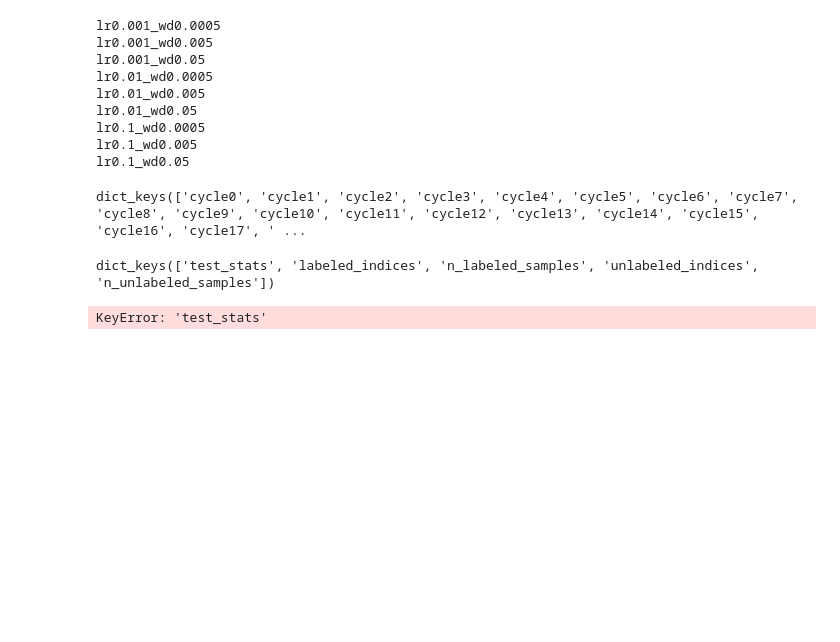
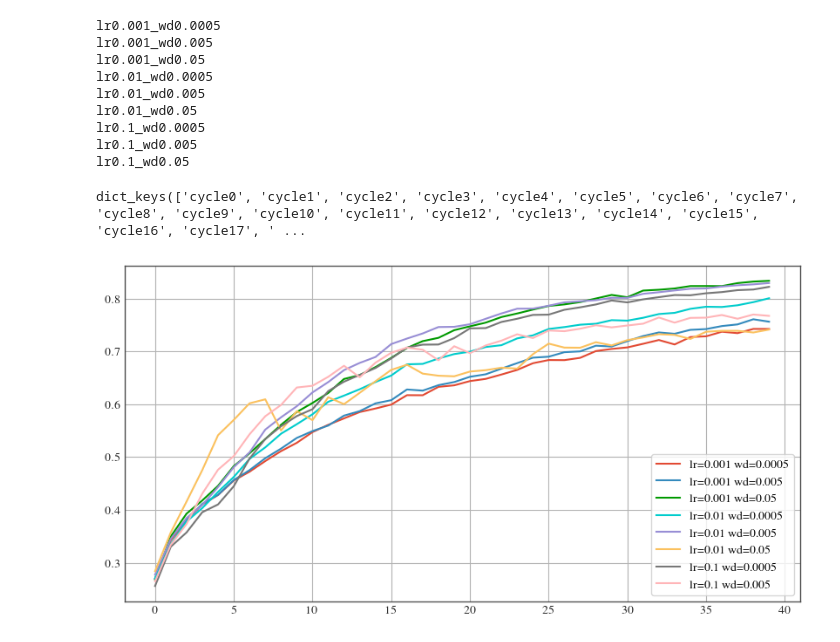
Before and after one commit to dhuseljic/dal-toolbox, a Jupyter notebook: experiments/hyperparameters/notebooks/graphical_abstract.ipynb, the cells around one changed output. Saved outputs shown, nothing was run; the diff lists cells and outputs as text; code cells hidden in the pictures; blank space fills up the shorter version.

```diff
--- a/experiments/hyperparameters/notebooks/graphical_abstract.ipynb
+++ b/experiments/hyperparameters/notebooks/graphical_abstract.ipynb
@@ -79,33 +79,35 @@ print(exp_results[0].keys())
 dict_keys(['cycle0', 'cycle1', 'cycle2', 'cycle3', 'cycle4', 'cycle5', 'cycle6', 'cycle7', 'cycle8', 'cycle9', 'cycle10', 'cycle11', 'cycle12', 'cycle13', 'cycle14', 'cycle15', 'cycle16', 'cycle17', ' ...
 # %%
 experiments = {
-    'lr=0.001 wd=0.0005': 'results/lr0.001_wd0.0005',
-    'lr=0.001 wd=0.005': 'results/lr0.001_wd0.005',
-    'lr=0.001 wd=0.05': 'results/lr0.001_wd0.05',
-    'lr=0.01 wd=0.0005': 'results/lr0.01_wd0.0005',
-    'lr=0.01 wd=0.005': 'results/lr0.01_wd0.005',
-    'lr=0.01 wd=0.05': 'results/lr0.01_wd0.05',
-    'lr=0.1 wd=0.0005': 'results/lr0.1_wd0.0005',
-    'lr=0.1 wd=0.005': 'results/lr0.1_wd0.005',
-    'lr=0.1 wd=0.05': 'results/lr0.1_wd0.05',
+    'lr=0.001 wd=0.0005': 'results/graphical_abstract/random/lr0.001_wd0.0005',
+    'lr=0.001 wd=0.005': 'results/graphical_abstract/random/lr0.001_wd0.005',
+    'lr=0.001 wd=0.05': 'results/graphical_abstract/random/lr0.001_wd0.05',
+    'lr=0.01 wd=0.0005': 'results/graphical_abstract/random/lr0.01_wd0.0005',
+    'lr=0.01 wd=0.005': 'results/graphical_abstract/random/lr0.01_wd0.005',
+    'lr=0.01 wd=0.05': 'results/graphical_abstract/random/lr0.01_wd0.05',
+    'lr=0.1 wd=0.0005': 'results/graphical_abstract/random/lr0.1_wd0.0005',
+    'lr=0.1 wd=0.005': 'results/graphical_abstract/random/lr0.1_wd0.005',
+    # 'lr=0.1 wd=0.05': 'results/graphical_abstract/random/lr0.1_wd0.05',
 }
 
 all_results = {}
 for exp_name, exp_path in tqdm(experiments.items()):
     all_results[exp_name] = get_experiments(Path(exp_path), 'seed*')
-# %%
-all_results['lr=0.001 wd=0.0005'][0]['cycle0'].keys()
-# %% [output]
-dict_keys(['test_stats', 'labeled_indices', 'n_labeled_samples', 'unlabeled_indices', 'n_unlabeled_samples'])
-# %%
-learning_curves = {}
-
-for exp_name in experiments:
-    d = {}
-    vals = [seed_results['test_stats']['accuracy'] for seed_results in all_results[exp_name]]
-    d['accuracy'] = np.mean(vals)
-    # d[metric_key + '_std'] = np.std(vals)
-    result_dict[exp_name] = d
-# print(pd.DataFrame(result_dict).T.to_markdown())
-# %% [output]
-KeyError: 'test_stats'
+# %%
+learning_curves = {}
+
+for exp_name in experiments:
+    accuracies = []
+    for seed_results in all_results[exp_name]:
+        seed_accuracies = []
+        for cycle in seed_results:
+            seed_accuracies.append(seed_results[cycle]['test_stats']['accuracy'])
+        accuracies.append(seed_accuracies)
+    learning_curves[exp_name] = np.mean(accuracies, axis=0)
+# %%
+for name, curve in learning_curves.items():
+    plt.plot(curve, label=name)
+plt.legend()
+plt.show()
+# %% [output]
+[figure, added]
```
Also changed, not shown: 8 other files.
